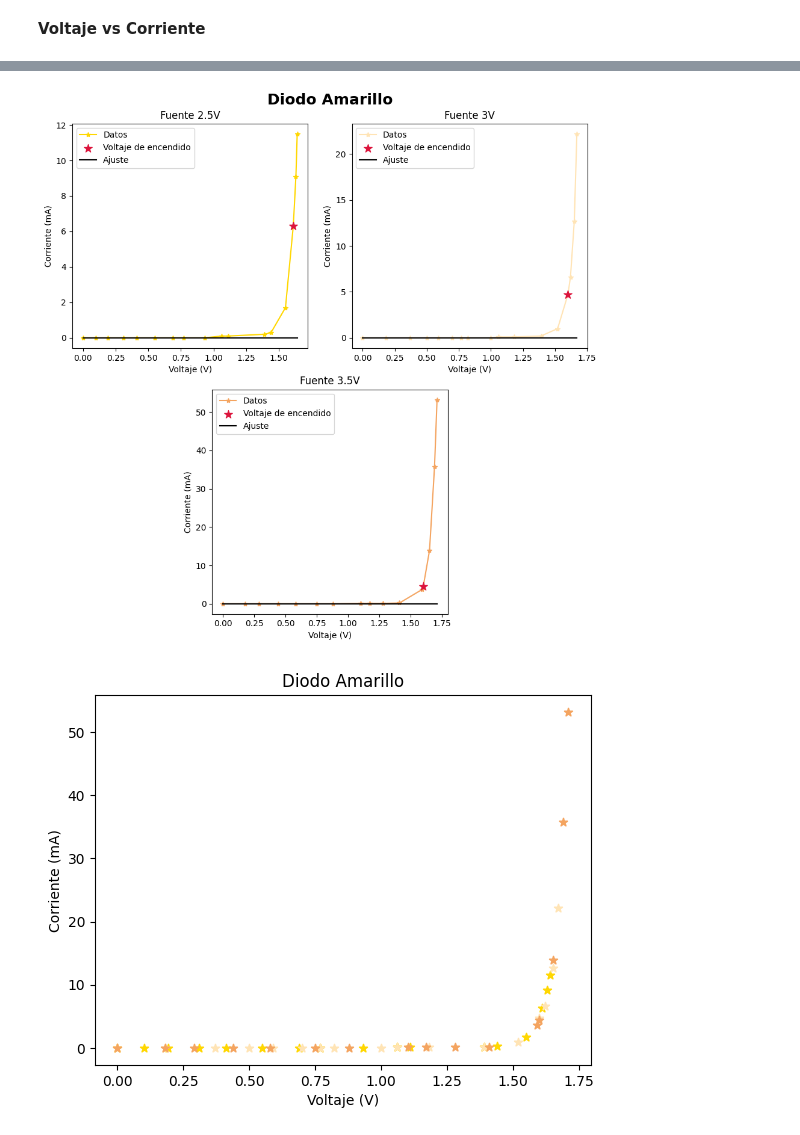
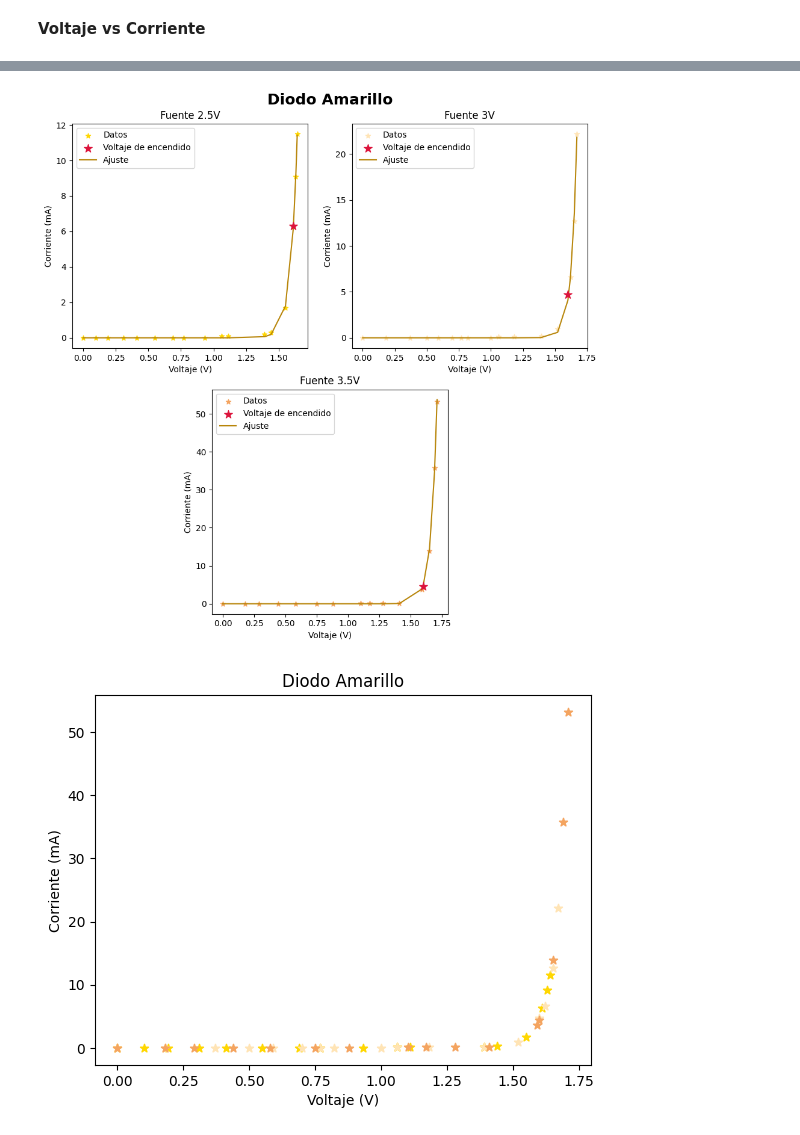
Before and after one commit to Emyfoton/Codigos_pregrado, a Jupyter notebook: Emydiodos.ipynb, the cells around one changed output, grey strips where cells are left out. Cells and saved outputs as stored; diff of their text form; code cells hidden in the pictures.

```diff
--- a/Emydiodos.ipynb
+++ b/Emydiodos.ipynb
@@ -147,49 +147,49 @@ ax.axis("off")  # No hay gráfico central
 
 # Subgráfico 1 Esquina superior izquierda
 ax1 = inset_axes(ax, width="45%", height="45%", loc='upper left')
-ax1.plot(Vy_25, Iy_25, color="gold", marker="*", label="Datos")
+ax1.scatter(Vy_25, Iy_25, color="gold", marker="*", label="Datos")
 ax1.scatter(Vy_25[-3], Iy_25[-3], color='crimson', marker='*', s=100, label="Voltaje de encendido", zorder=5)
 
-p0= [1e-9, 1.5]
+p0= [1e-7, 1.5]
 params5, covariance5= curve_fit(ajuste, Vy_25, Iy_25, p0=p0)
-ax1.plot(Vy_25, ajuste(Vy_25, *params5), color="black", label="Ajuste")
+ax1.plot(Vy_25, ajuste(Vy_25, *params5), color="darkgoldenrod", label="Ajuste")
 
 ax1.set_title("Fuente 2.5V")
 ax1.set_xlabel("Voltaje (V)")
 ax1.set_ylabel("Corriente (mA)")
 ax1.legend()
 
 # Subgráfico 2 Esquina superior derecha
 ax2 = inset_axes(ax, width="45%", height="45%", loc='upper right')
-ax2.plot(Vy_3, Iy_3, color="moccasin", marker="*", label="Datos")
+ax2.scatter(Vy_3, Iy_3, color="moccasin", marker="*", label="Datos")
 ax2.scatter(Vy_3[-4], Iy_3[-4], color='crimson', marker='*', s=100, label="Voltaje de encendido", zorder=5)
 
-p0= [1e-9, 1.5]
+p0= [1e-7, 1.5]
 params3, covariance3= curve_fit(ajuste, Vy_3, Iy_3, p0=p0)
-ax2.plot(Vy_3, ajuste(Vy_3, *params3), color="black", label="Ajuste")
+ax2.plot(Vy_3, ajuste(Vy_3, *params3), color="darkgoldenrod", label="Ajuste")
 
 ax2.set_title("Fuente 3V")
 ax2.set_xlabel("Voltaje (V)")
 ax2.set_ylabel("Corriente (mA)")
 ax2.legend()
 
 # Subgráfico 3: Parte inferior
 ax3 = inset_axes(ax, width="45%", height="45%", loc='lower center')
-ax3.plot(Vy_35, Iy_35, color="sandybrown", marker="*", label="Datos")
+ax3.scatter(Vy_35, Iy_35, color="sandybrown", marker="*", label="Datos")
 ax3.scatter(Vy_35[-4], Iy_35[-4], color='crimson', marker='*', s=100, label="Voltaje de encendido", zorder=5)
 
-p0= [1e-9, 1.5]
+p0= [1e-7, 1.5]
 params4, covariance4= curve_fit(ajuste, Vy_35, Iy_35, p0=p0)
-ax3.plot(Vy_35, ajuste(Vy_35, *params4), color="black", label="Ajuste")
+ax3.plot(Vy_35, ajuste(Vy_35, *params4), color="darkgoldenrod", label="Ajuste")
 
 ax3.set_title("Fuente 3.5V")
 ax3.set_xlabel("Voltaje (V)")
 ax3.set_ylabel("Corriente (mA)")
 ax3.legend()
 
 plt.tight_layout()
 plt.show()
 # %% [output]
-[figure, old version]
+[figure, new version]
 # %%
 
```
Also changed, not shown: parts of 11 cells of this notebook.
